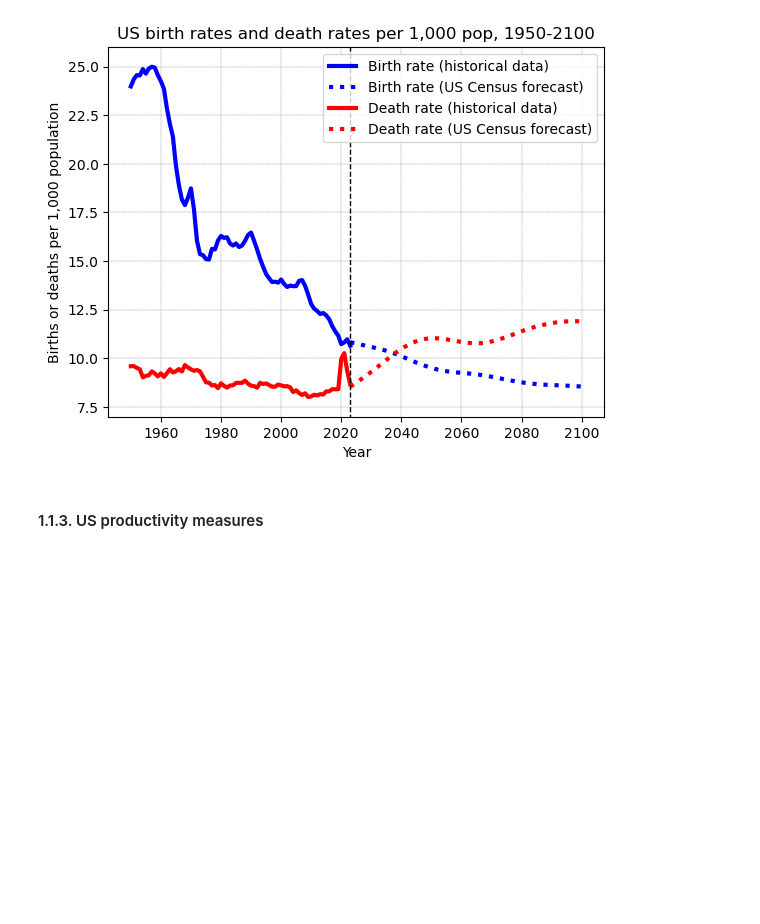
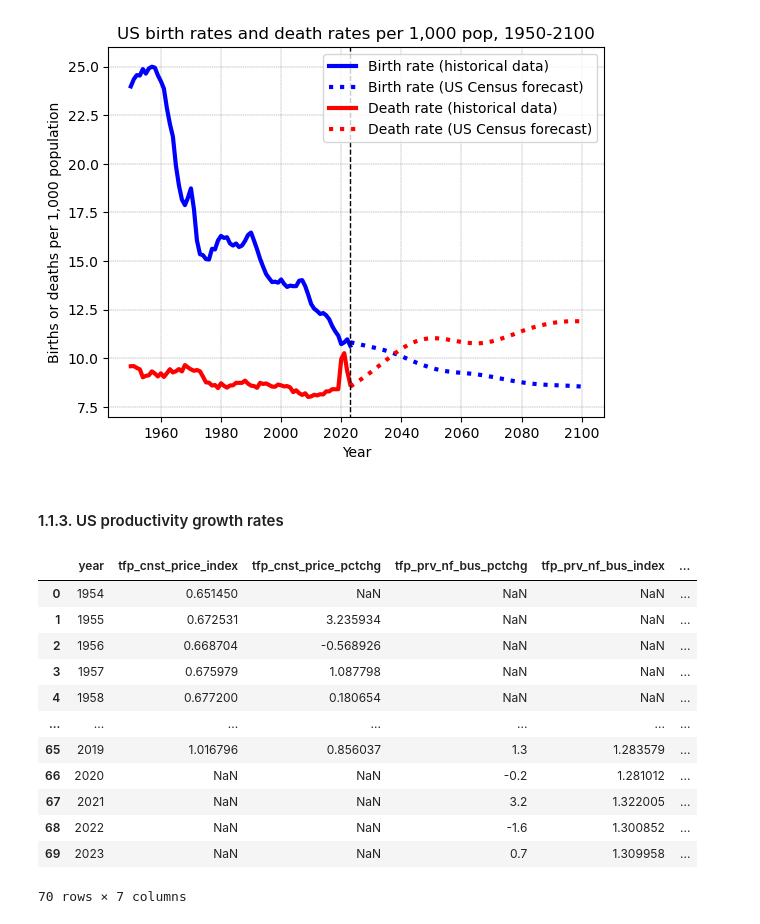
Before and after one commit to OpenSourceEcon/SilverLinings, a Jupyter notebook: SilverLinings.ipynb, the cells around one changed output. Saved outputs shown, nothing was run; the diff lists cells and outputs as text; code cells hidden in the pictures; blank space fills up the shorter version.

```diff
--- a/SilverLinings.ipynb
+++ b/SilverLinings.ipynb
@@ -146,4 +161,40 @@ plt.show()
 # %% [output]
 [figure]
 # %% [markdown]
-#### 1.1.3. US productivity measures
+#### 1.1.3. US productivity growth rates
+# %%
+# Read in birth and death data. Historical measures of total factor
+# productivity annual growth rates from the private nonfarm business sector
+# from 1988 to 2023 come from FRED "Private Nonfarm Business Sector: Total
+# Factor Productivity (MPU4910013)",
+# https://fred.stlouisfed.org/series/MPU4910013. Historical measures of labor
+# productivity annual growth rates from the private nonfarm business sector
+# from 1988 to 2023 come from FRED "Private Nonfarm Business Sector: Labor
+# Productivity (MPU4910063)", https://fred.stlouisfed.org/series/MPU4910063
+
+prod_df = pd.read_csv(
+    './data/us_productivity.csv', header=8,
+    dtype={
+        'year':np.int32, 'tfp_cnst_price_index': np.float64,
+        'tfp_cnst_price_pctchg': np.float64,
+		'tfp_prv_nf_bus_pctchg': np.float64,
+        'tfp_prv_nf_bus_index': np.float64,
+		'labprod_prv_nf_bus_pctchg':np.float64,
+        'labprod_prv_nf_bus_index': np.float64
+    }
+)
+prod_df
+# %% [output]
+|  | year | tfp_cnst_price_index | tfp_cnst_price_pctchg | tfp_prv_nf_bus_pctchg | tfp_prv_nf_bus_index | ... |
+| 0 | 1954 | 0.651450 | NaN | NaN | NaN | ... |
+| 1 | 1955 | 0.672531 | 3.235934 | NaN | NaN | ... |
+| 2 | 1956 | 0.668704 | -0.568926 | NaN | NaN | ... |
+| 3 | 1957 | 0.675979 | 1.087798 | NaN | NaN | ... |
+| 4 | 1958 | 0.677200 | 0.180654 | NaN | NaN | ... |
+| ... | ... | ... | ... | ... | ... | ... |
+| 65 | 2019 | 1.016796 | 0.856037 | 1.3 | 1.283579 | ... |
+| 66 | 2020 | NaN | NaN | -0.2 | 1.281012 | ... |
+| 67 | 2021 | NaN | NaN | 3.2 | 1.322005 | ... |
+| 68 | 2022 | NaN | NaN | -1.6 | 1.300852 | ... |
+| 69 | 2023 | NaN | NaN | 0.7 | 1.309958 | ... |
+70 rows × 7 columns
```
Also changed, not shown: parts of 6 cells of this notebook, 3 other files.
